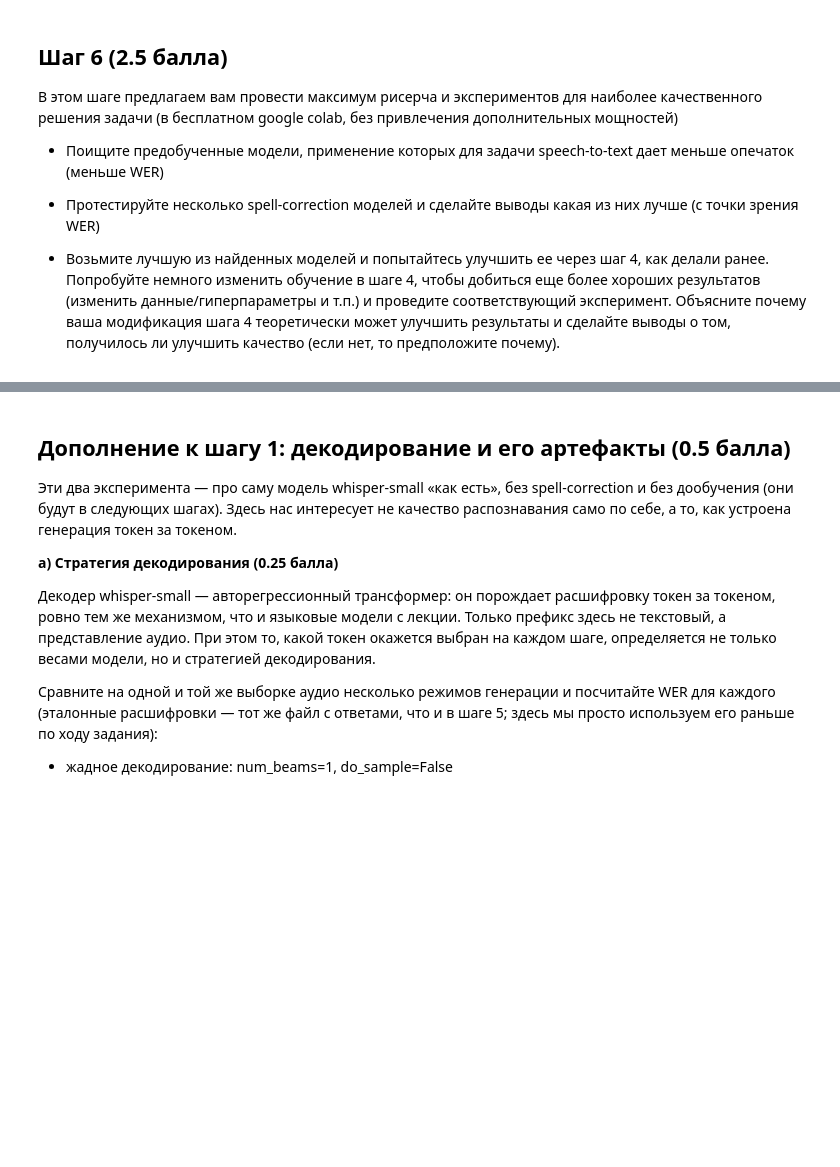
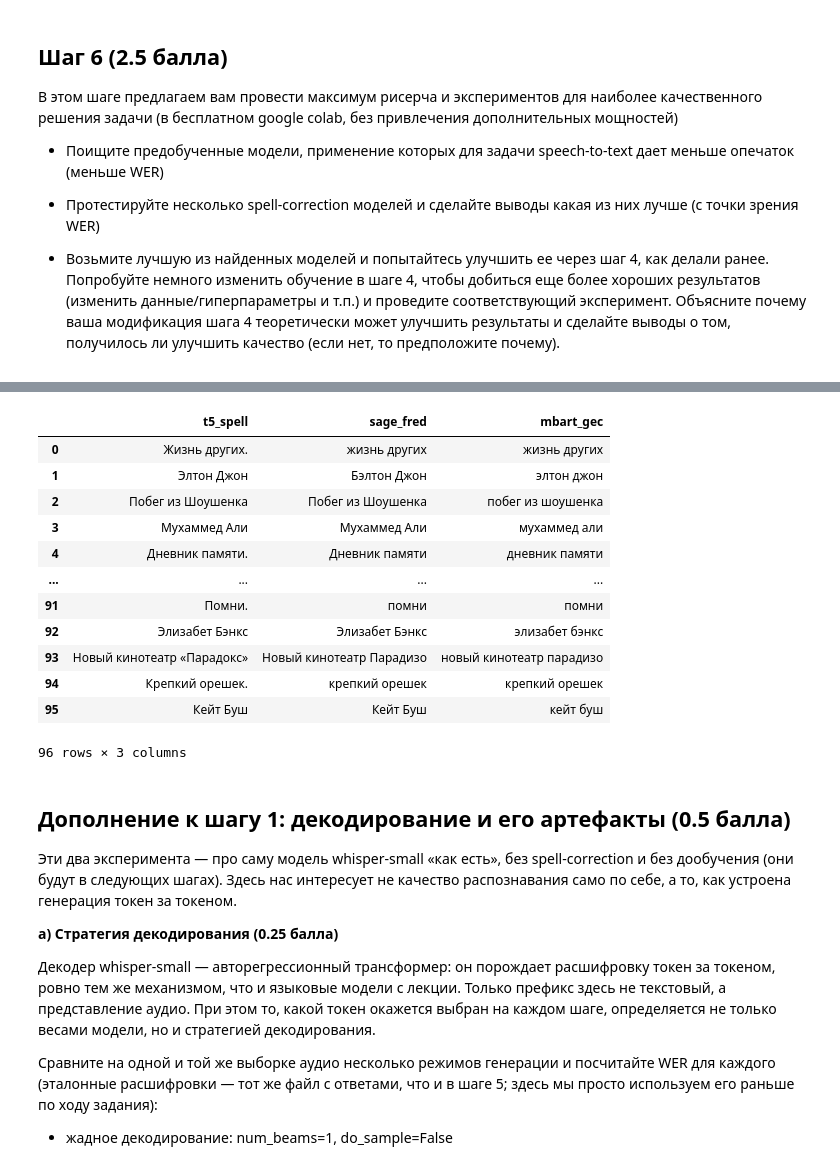
Before and after one commit to just-hw/GEN_HW1, a Jupyter notebook: Hometasks/Base/GenDL_HT1_base_2026.ipynb, the cells around one changed output, grey strips where cells are left out. Cells and saved outputs as stored; diff of their text form; code cells hidden in the pictures; blank space fills up the shorter version.

```diff
--- a/Hometasks/Base/GenDL_HT1_base_2026.ipynb
+++ b/Hometasks/Base/GenDL_HT1_base_2026.ipynb
@@ -1227,0 +1577,43 @@ metric = WordErrorRate()
+# %%
+from transformers import AutoModelForSeq2SeqLM, T5TokenizerFast
+from transformers import AutoTokenizer, AutoModelForCausalLM
+import torch
+
+device = "cuda" if torch.cuda.is_available() else "cpu"
+MAX_INPUT = 128
+MAX_OUTPUT = 128
+
+def spell_correct_seq2seq(model_name, prefix):
+    sc_tokenizer = AutoTokenizer.from_pretrained(model_name)
+    sc_model = AutoModelForSeq2SeqLM.from_pretrained(model_name).to(device)
+
+    input_sequences = all_transcriptions_norm['large-whisper'].tolist()
+    input_sequences = [
+        prefix + x
+        for x in input_sequences
+    ]
+    encoded = sc_tokenizer(
+      input_sequences,
+      padding="longest",
+      max_length=MAX_INPUT,
+      truncation=True,
+      return_tensors="pt",
+    ).to(device)
+
+    with torch.no_grad():
+        predicts = sc_model.generate(
+            **encoded,
+            max_new_tokens=MAX_OUTPUT
+        )
+    sample_sc = sc_tokenizer.batch_decode(predicts, skip_special_tokens=True)
+    return sample_sc
+# %%
+seq2seq_models = {
+    "t5_spell": "UrukHan/t5-russian-spell",
+    "sage_fred": "ai-forever/sage-fredt5-large",
+    "mbart_gec": "MRNH/mbart-russian-grammar-corrector",
+}
+sc_results = {}
+sc_results['t5_spell'] = spell_correct_seq2seq(seq2seq_models['t5_spell'], prefix="Spell correct: ")
+sc_results['sage_fred'] = spell_correct_seq2seq(seq2seq_models['sage_fred'], prefix="")
+sc_results['mbart_gec'] = spell_correct_seq2seq(seq2seq_models['mbart_gec'], prefix="")
@@ -1227,0 +1644,16 @@ metric = WordErrorRate()
+# %%
+pd.DataFrame(sc_results)
+# %% [output]
+|  | t5_spell | sage_fred | mbart_gec |
+| 0 | Жизнь других. | жизнь других | жизнь других |
+| 1 | Элтон Джон | Бэлтон Джон | элтон джон |
+| 2 | Побег из Шоушенка | Побег из Шоушенка | побег из шоушенка |
+| 3 | Мухаммед Али | Мухаммед Али | мухаммед али |
+| 4 | Дневник памяти. | Дневник памяти | дневник памяти |
+| ... | ... | ... | ... |
+| 91 | Помни. | помни | помни |
+| 92 | Элизабет Бэнкс | Элизабет Бэнкс | элизабет бэнкс |
+| 93 | Новый кинотеатр «Парадокс» | Новый кинотеатр Парадизо | новый кинотеатр парадизо |
+| 94 | Крепкий орешек. | крепкий орешек | крепкий орешек |
+| 95 | Кейт Буш | Кейт Буш | кейт буш |
+96 rows × 3 columns
```
Also changed, not shown: parts of 38 cells of this notebook.
